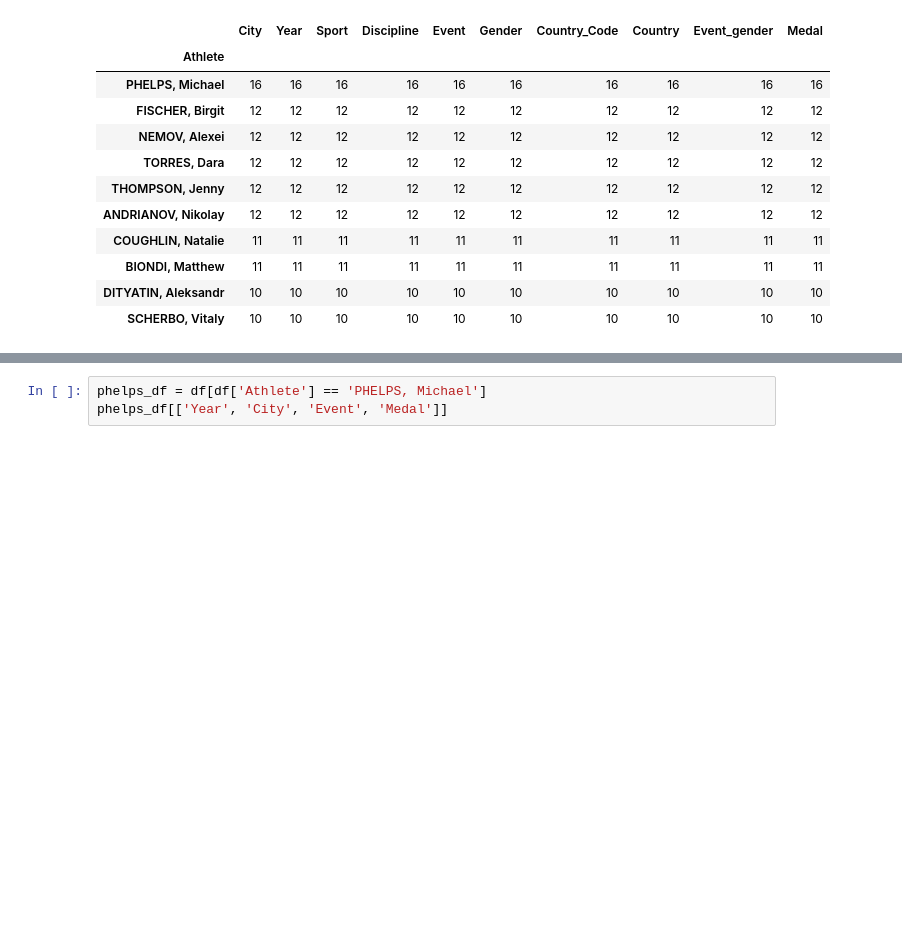
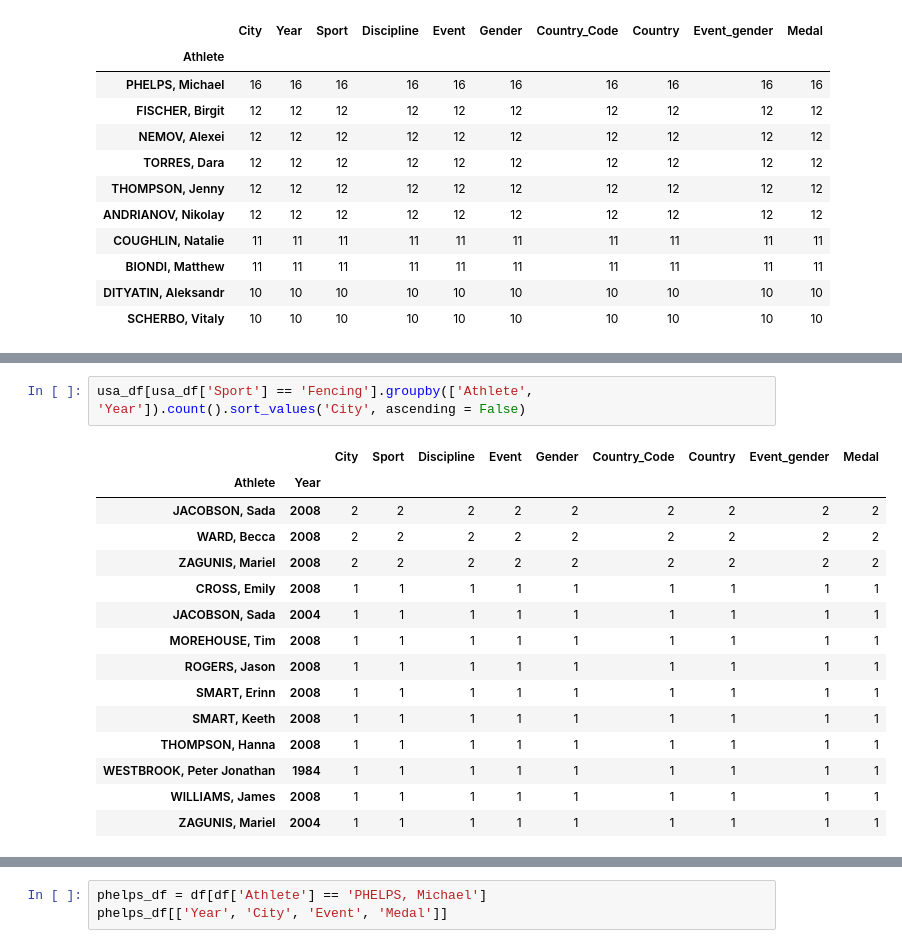
Before and after one commit to kyladawon/dsc106-final-project, a Jupyter notebook: static/olympic.ipynb, the cells around one changed output, grey strips where cells are left out. Saved outputs shown, nothing was run; the diff lists cells and outputs as text; blank space fills up the shorter version.

```diff
--- a/static/olympic.ipynb
+++ b/static/olympic.ipynb
@@ -35,0 +109,18 @@ df.groupby(['Athlete']).count().sort_values('City', ascending= False).head(10)
+# %%
+usa_df[usa_df['Sport'] == 'Fencing'].groupby(['Athlete', 'Year']).count().sort_values('City', ascending = False)
+# %% [output]
+|  |  | City | Sport | Discipline | Event | Gender | Country_Code | Country | Event_gender | Medal |
+| Athlete | Year |  |  |  |  |  |  |  |  |  |
+| JACOBSON, Sada | 2008 | 2 | 2 | 2 | 2 | 2 | 2 | 2 | 2 | 2 |
+| WARD, Becca | 2008 | 2 | 2 | 2 | 2 | 2 | 2 | 2 | 2 | 2 |
+| ZAGUNIS, Mariel | 2008 | 2 | 2 | 2 | 2 | 2 | 2 | 2 | 2 | 2 |
+| CROSS, Emily | 2008 | 1 | 1 | 1 | 1 | 1 | 1 | 1 | 1 | 1 |
+| JACOBSON, Sada | 2004 | 1 | 1 | 1 | 1 | 1 | 1 | 1 | 1 | 1 |
+| MOREHOUSE, Tim | 2008 | 1 | 1 | 1 | 1 | 1 | 1 | 1 | 1 | 1 |
+| ROGERS, Jason | 2008 | 1 | 1 | 1 | 1 | 1 | 1 | 1 | 1 | 1 |
+| SMART, Erinn | 2008 | 1 | 1 | 1 | 1 | 1 | 1 | 1 | 1 | 1 |
+| SMART, Keeth | 2008 | 1 | 1 | 1 | 1 | 1 | 1 | 1 | 1 | 1 |
+| THOMPSON, Hanna | 2008 | 1 | 1 | 1 | 1 | 1 | 1 | 1 | 1 | 1 |
+| WESTBROOK, Peter Jonathan | 1984 | 1 | 1 | 1 | 1 | 1 | 1 | 1 | 1 | 1 |
+| WILLIAMS, James | 2008 | 1 | 1 | 1 | 1 | 1 | 1 | 1 | 1 | 1 |
+| ZAGUNIS, Mariel | 2004 | 1 | 1 | 1 | 1 | 1 | 1 | 1 | 1 | 1 |
```
Also changed, not shown: parts of 7 cells of this notebook, 13 other files.
